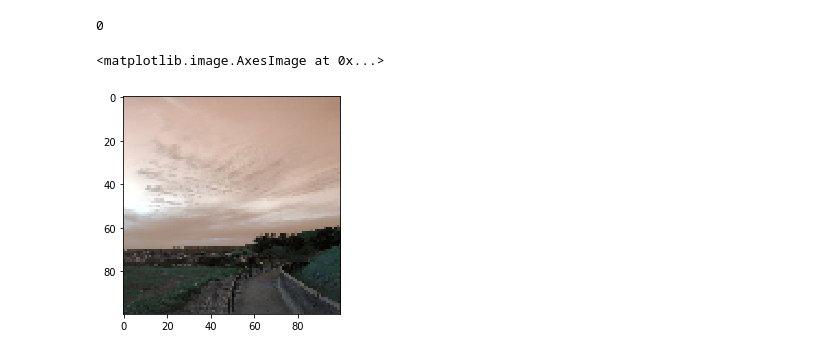
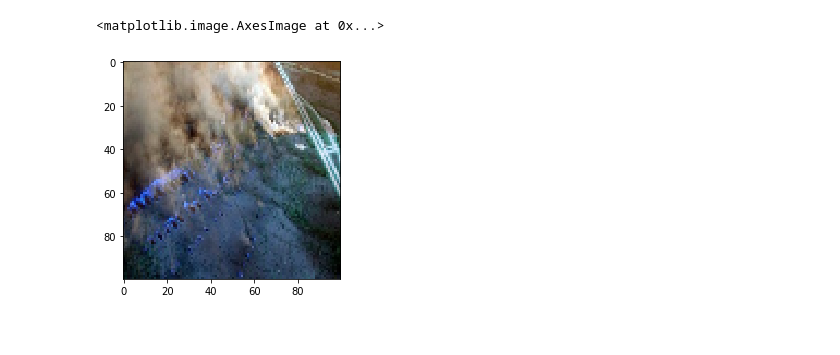
Before and after one commit to UF-CEN4914/firespotter, a Jupyter notebook: model/Preprocess.ipynb, the cells around one changed output. Saved outputs shown, nothing was run; the diff lists cells and outputs as text; code cells hidden in the pictures.

```diff
--- a/model/Preprocess.ipynb
+++ b/model/Preprocess.ipynb
@@ -47,9 +47,6 @@ if REBUILD_DATA:
 # %%
-data = np.load("data.npy", allow_pickle=True)
+fire = np.load("fire.npy", allow_pickle=True)
+plt.imshow(fire[0])
+# %% [output]
+<matplotlib.image.AxesImage at 0x...>
+[figure, added]
-# %%
-print(data[3][1])
-plt.imshow(data[3][0])
-# %% [output]
-0
-<matplotlib.image.AxesImage at 0x...>
-[figure, removed]
```
Also changed, not shown: parts of 6 cells of this notebook, 4 other files.
